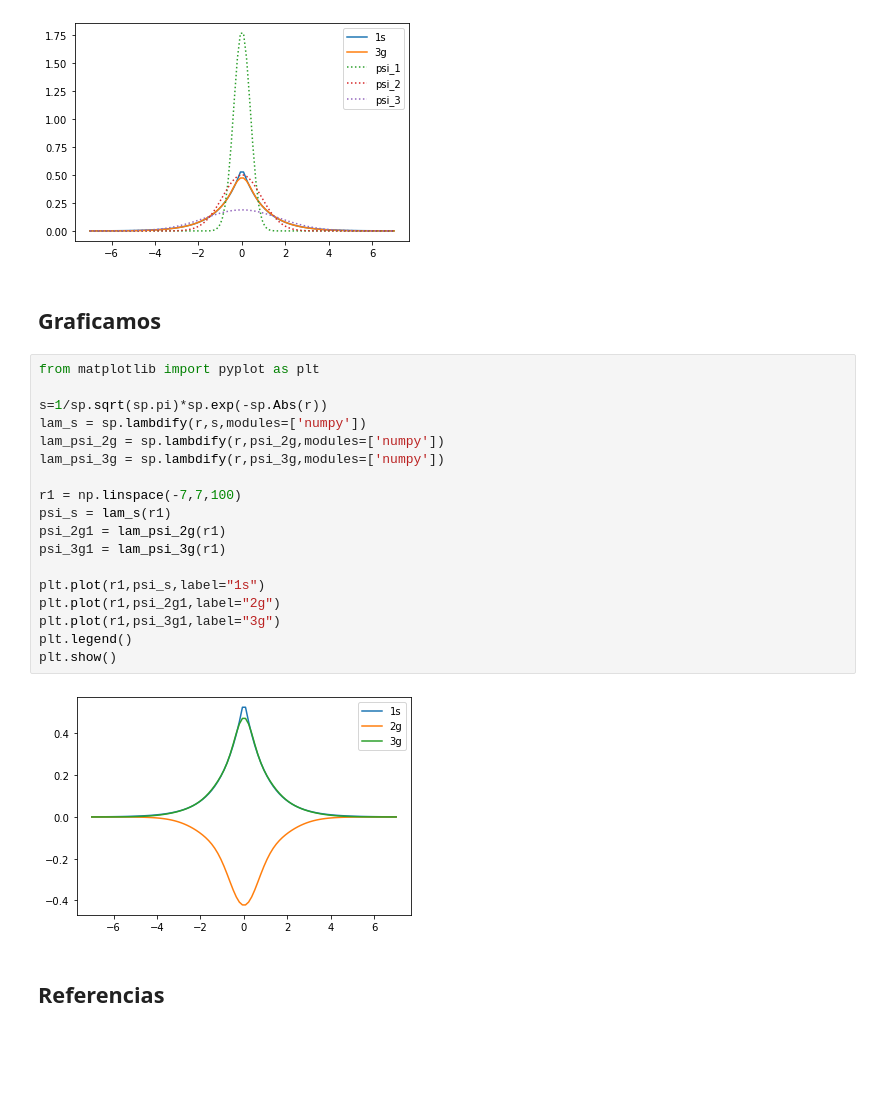
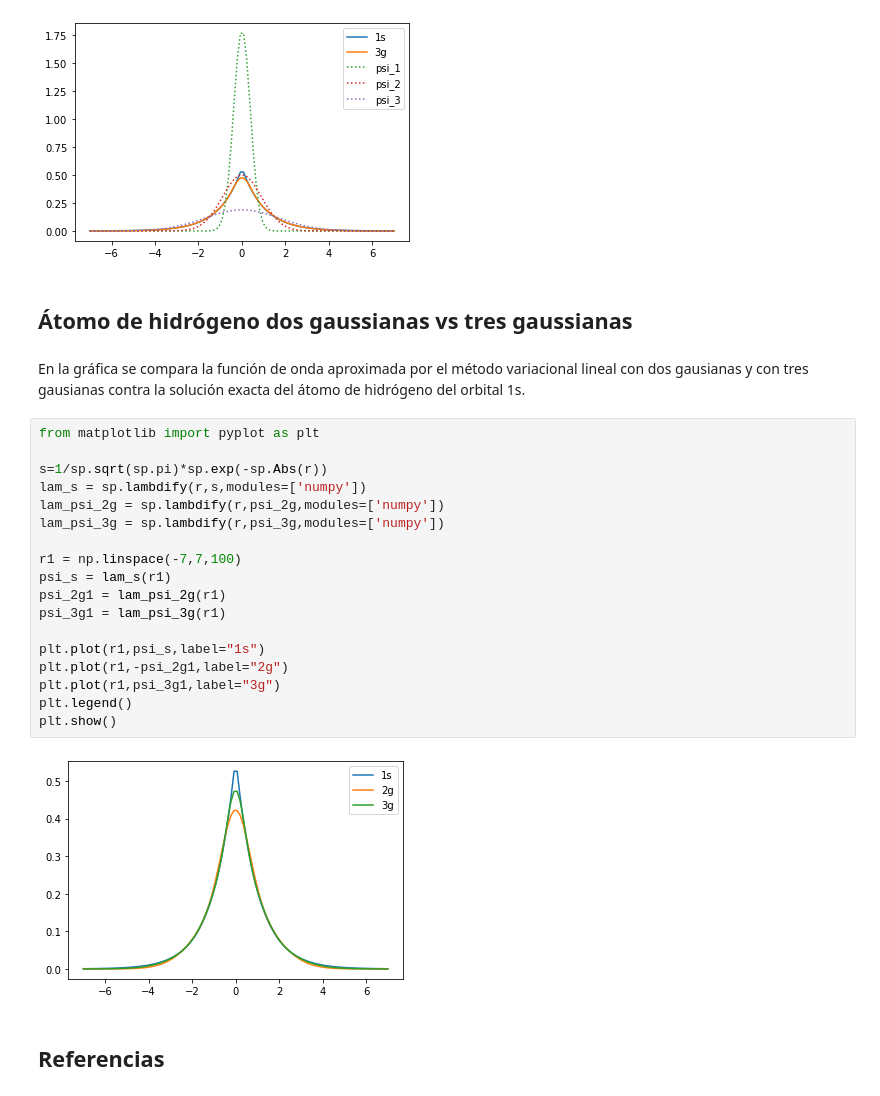
Before and after one commit to felipelewyee/Cuantica-I, a Jupyter notebook: _build/jupyter_execute/Ejercicio6.ipynb, the cells around one changed output. Cells and saved outputs as stored; diff of their text form; blank space fills up the shorter version.

Commit message:
S arega ejercicio 6 de metodo variacional lineal

```diff
--- a/_build/jupyter_execute/Ejercicio6.ipynb
+++ b/_build/jupyter_execute/Ejercicio6.ipynb
@@ -296,28 +357,30 @@ plt.legend()
 plt.show()
 # %% [output]
 [figure]
-# %% [markdown]
-## Graficamos
+# %% [markdown]
+## Átomo de hidrógeno dos gaussianas vs tres gaussianas
+# %% [markdown]
+En la gráfica se compara la función de onda aproximada por el método variacional lineal con dos gausianas y con tres gausianas contra la solución exacta del átomo de hidrógeno del orbital 1s.
 # %%
 from matplotlib import pyplot as plt
 
 s=1/sp.sqrt(sp.pi)*sp.exp(-sp.Abs(r))
 lam_s = sp.lambdify(r,s,modules=['numpy'])
 lam_psi_2g = sp.lambdify(r,psi_2g,modules=['numpy'])
 lam_psi_3g = sp.lambdify(r,psi_3g,modules=['numpy'])
 
 r1 = np.linspace(-7,7,100)
 psi_s = lam_s(r1)
 psi_2g1 = lam_psi_2g(r1)
 psi_3g1 = lam_psi_3g(r1)
 
 plt.plot(r1,psi_s,label="1s")
-plt.plot(r1,psi_2g1,label="2g")
+plt.plot(r1,-psi_2g1,label="2g")
 plt.plot(r1,psi_3g1,label="3g")
 plt.legend()
 plt.show()
 # %% [output]
-[figure, old version]
+[figure, new version]
 # %% [markdown]
 ## Referencias
 # %% [markdown]
```
Also changed, not shown: parts of 24 cells of this notebook, 17 other files.
